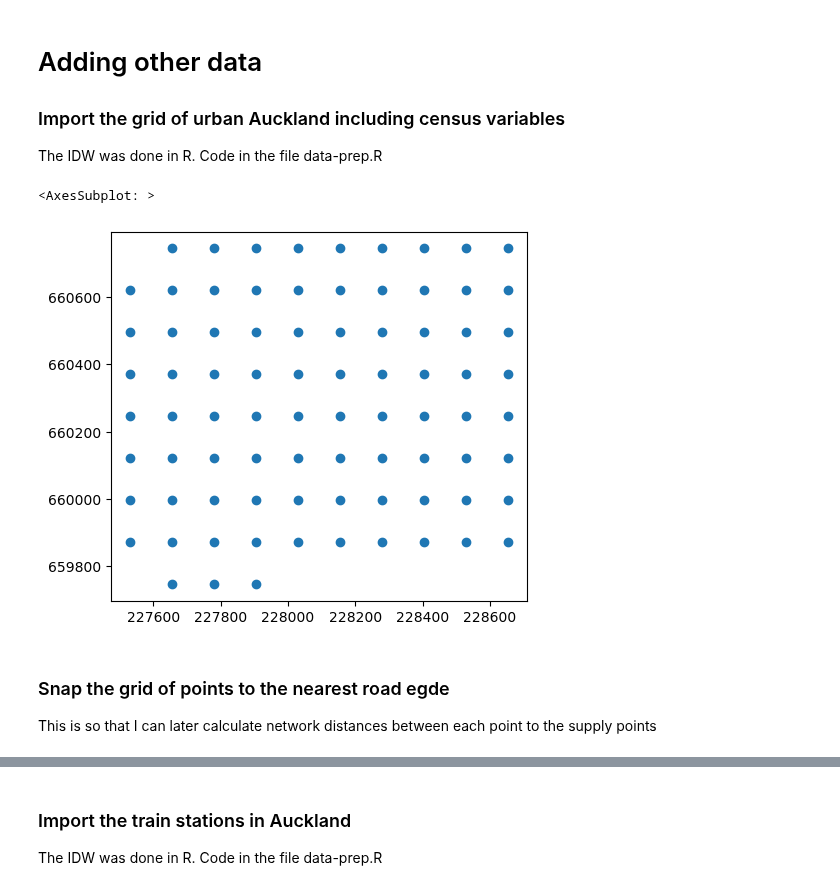
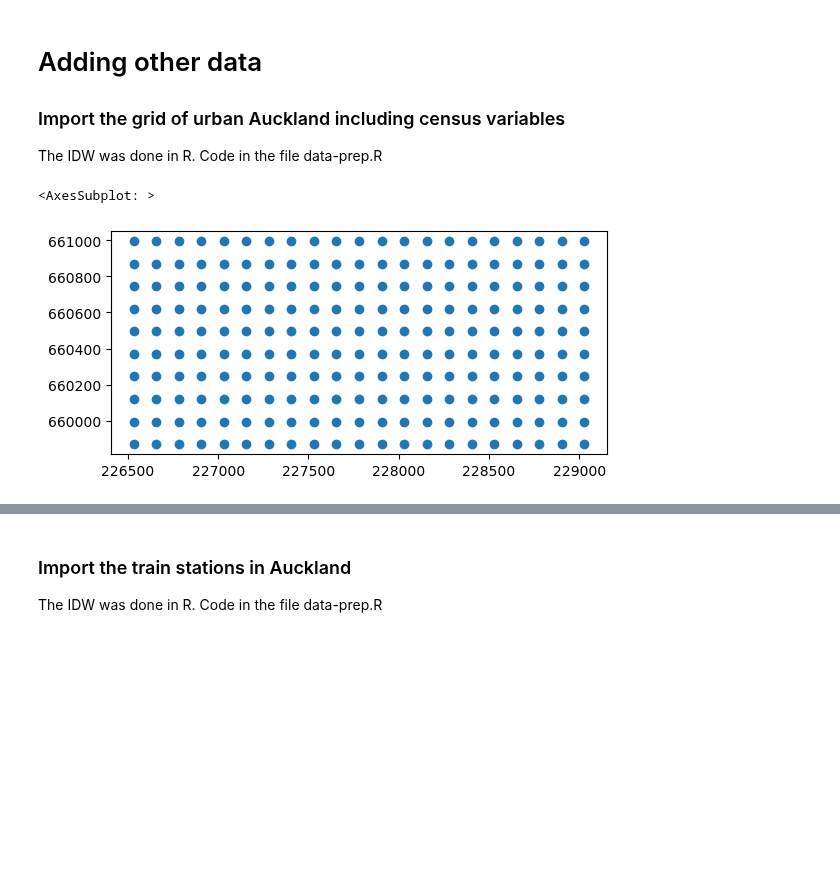
Before and after one commit to jankomag/uli-nz, a Jupyter notebook: test.ipynb, the cells around one changed output, grey strips where cells are left out. Cells and saved outputs as stored; diff of their text form; code cells hidden in the pictures; blank space fills up the shorter version.

```diff
--- a/test.ipynb
+++ b/test.ipynb
@@ -62,13 +34,10 @@ def nearest_node(a,b):
 ### Import the grid of urban Auckland including census variables
 The IDW was done in R. Code in the file data-prep.R
 # %%
-grid = gpd.read_file("data/geographic/grids/sample.gpkg")
+grid = gpd.read_file("data/geographic/grids/sample_grid_all.gpkg")
 grid['lon'] = grid['geometry'].x
 grid['lat'] = grid['geometry'].y
 grid.plot()
 # %% [output]
 <AxesSubplot: >
-[figure, old version]
+[figure, new version]
-# %% [markdown]
-### Snap the grid of points to the nearest road egde
-This is so that I can later calculate network distances between each point to the supply points
```
Also changed, not shown: parts of 21 cells of this notebook, 1 other file.
